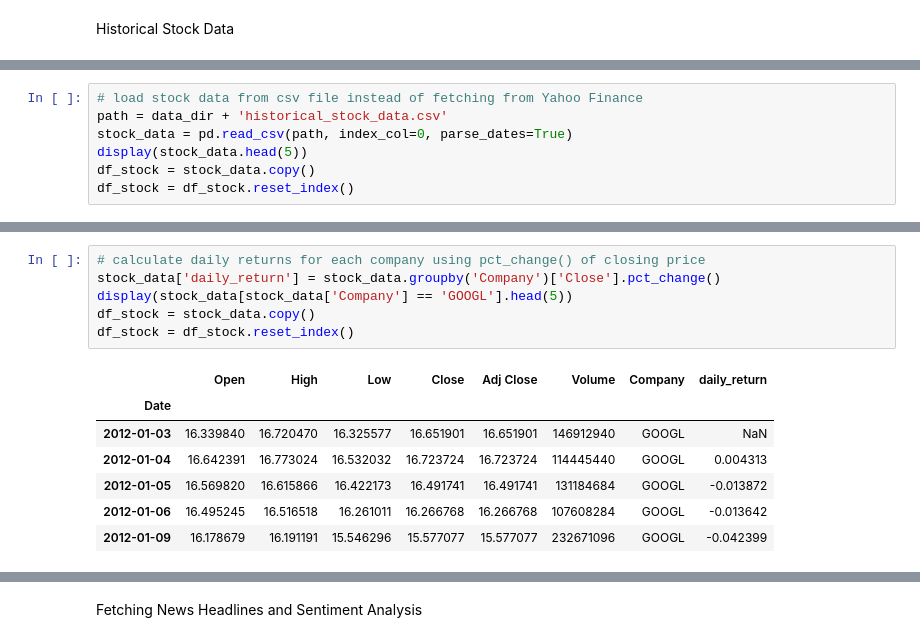
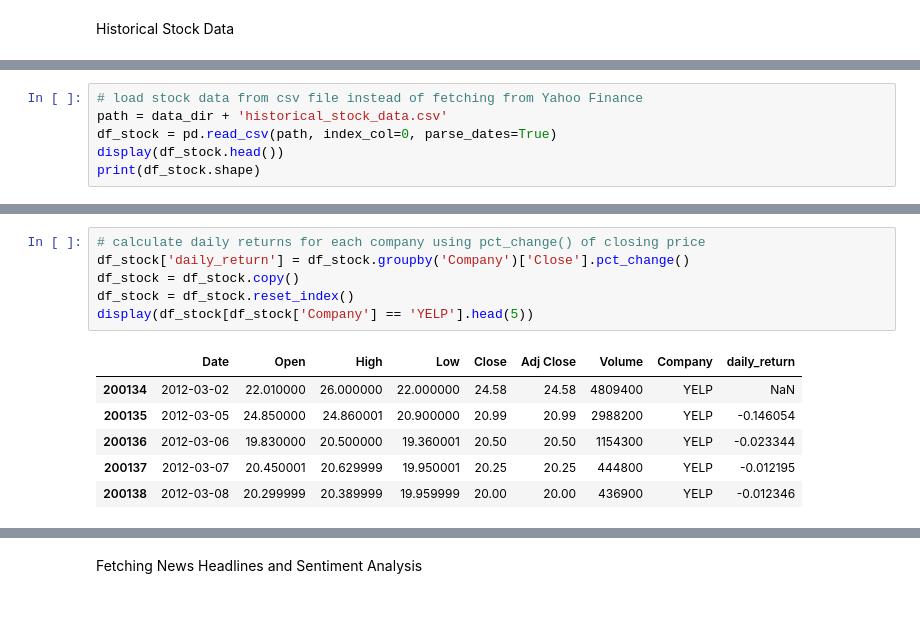
Before and after one commit to fas38/DS-2023, a Jupyter notebook: lstm_training.ipynb, the cells around one changed output, grey strips where cells are left out. Saved outputs shown, nothing was run; the diff lists cells and outputs as text; blank space fills up the shorter version.

```diff
--- a/lstm_training.ipynb
+++ b/lstm_training.ipynb
@@ -169,10 +76,9 @@ Historical stock data saved to dataset/historical_stock_data.csv.
 # %%
 # load stock data from csv file instead of fetching from Yahoo Finance
 path = data_dir + 'historical_stock_data.csv'
-stock_data = pd.read_csv(path, index_col=0, parse_dates=True)
-display(stock_data.head(5))
-df_stock = stock_data.copy()
-df_stock = df_stock.reset_index()
+df_stock = pd.read_csv(path, index_col=0, parse_dates=True)
+display(df_stock.head())
+print(df_stock.shape)
 # %% [output]
 |  | Open | High | Low | Close | Adj Close | Volume | Company |
 | Date |  |  |  |  |  |  |  |
@@ -192,14 +102,13 @@ plt.show()
 # %%
 # calculate daily returns for each company using pct_change() of closing price
-stock_data['daily_return'] = stock_data.groupby('Company')['Close'].pct_change()
-display(stock_data[stock_data['Company'] == 'GOOGL'].head(5))
-df_stock = stock_data.copy()
+df_stock['daily_return'] = df_stock.groupby('Company')['Close'].pct_change()
+df_stock = df_stock.copy()
 df_stock = df_stock.reset_index()
+display(df_stock[df_stock['Company'] == 'YELP'].head(5))
 # %% [output]
-|  | Open | High | Low | Close | Adj Close | Volume | Company | daily_return |
-| Date |  |  |  |  |  |  |  |  |
-| 2012-01-03 | 16.339840 | 16.720470 | 16.325577 | 16.651901 | 16.651901 | 146912940 | GOOGL | NaN |
-| 2012-01-04 | 16.642391 | 16.773024 | 16.532032 | 16.723724 | 16.723724 | 114445440 | GOOGL | 0.004313 |
-| 2012-01-05 | 16.569820 | 16.615866 | 16.422173 | 16.491741 | 16.491741 | 131184684 | GOOGL | -0.013872 |
-| 2012-01-06 | 16.495245 | 16.516518 | 16.261011 | 16.266768 | 16.266768 | 107608284 | GOOGL | -0.013642 |
-| 2012-01-09 | 16.178679 | 16.191191 | 15.546296 | 15.577077 | 15.577077 | 232671096 | GOOGL | -0.042399 |
+|  | Date | Open | High | Low | Close | Adj Close | Volume | Company | daily_return |
+| 200134 | 2012-03-02 | 22.010000 | 26.000000 | 22.000000 | 24.58 | 24.58 | 4809400 | YELP | NaN |
+| 200135 | 2012-03-05 | 24.850000 | 24.860001 | 20.900000 | 20.99 | 20.99 | 2988200 | YELP | -0.146054 |
+| 200136 | 2012-03-06 | 19.830000 | 20.500000 | 19.360001 | 20.50 | 20.50 | 1154300 | YELP | -0.023344 |
+| 200137 | 2012-03-07 | 20.450001 | 20.629999 | 19.950001 | 20.25 | 20.25 | 444800 | YELP | -0.012195 |
+| 200138 | 2012-03-08 | 20.299999 | 20.389999 | 19.959999 | 20.00 | 20.00 | 436900 | YELP | -0.012346 |
```
Also changed, not shown: parts of 33 cells of this notebook, 1 other file.
